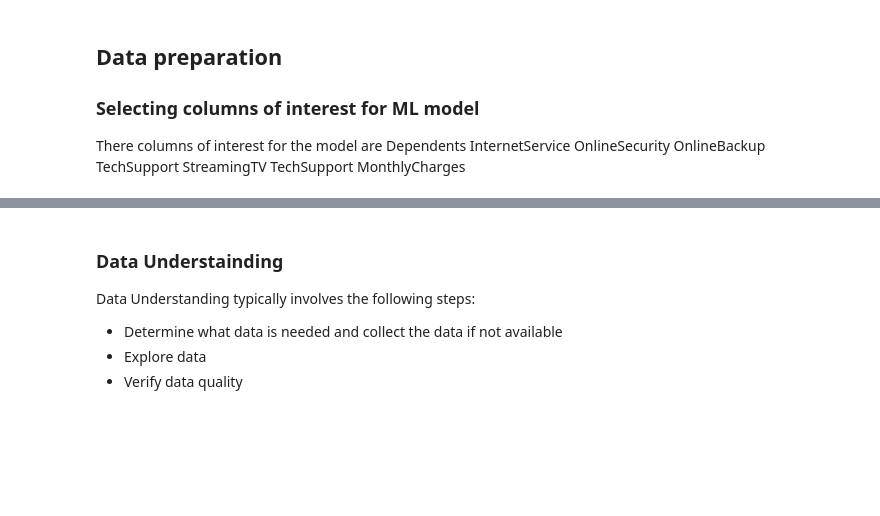
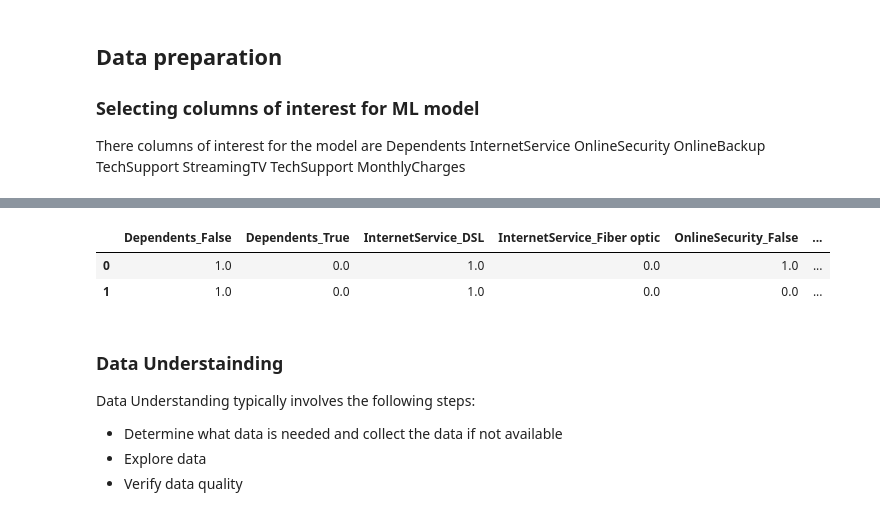
Before and after one commit to kwasichrappah/Custormer-Churn, a Jupyter notebook: customer.ipynb, the cells around one changed output, grey strips where cells are left out. Cells and saved outputs as stored; diff of their text form; code cells hidden in the pictures; blank space fills up the shorter version.

```diff
--- a/customer.ipynb
+++ b/customer.ipynb
@@ -350,3 +454,0 @@ df.isnull().sum()
-# %%
-#Dropping Empty rows
-df = df.dropna(subset=['OnlineSecurity','OnlineBackup','DeviceProtection'],axis=0)
@@ -356,0 +504,24 @@ duplicate.shape
+# %%
+def categorical_encoder(df,cat_list):
+    encoder = OneHotEncoder(drop=None, sparse_output =False,handle_unknown='ignore')
+
+    # Fitting the OneHotEncoder on the categorical columns
+    encoder.fit(df[cat_list])
+
+    # Transform the categorical columns using one-hot encoding
+    encoded_categoricals = encoder.transform(df[cat_list)]
+
+    # Create a DataFrame from the one-hot encoded features
+    encoded_categoricals = pd.DataFrame(data=encoded_categoricals, columns=encoder.get_feature_names_out(cat_list))
+
+    # Display the first few rows of the resulting DataFrame
+    encoded_categoricals.head(2)
+
+    # Add the encoded categoricals to the DataFrame and dropping the original columns
+    new_encoded_df = df.join(encoded_categoricals) # add back encoded categoricals
+    new_encoded_df.drop(columns=cat_list, inplace=True)  # remove original categoricals
+    return new_encoded_df
+# %% [output]
+|  | Dependents_False | Dependents_True | InternetService_DSL | InternetService_Fiber optic | OnlineSecurity_False | ... |
+| 0 | 1.0 | 0.0 | 1.0 | 0.0 | 1.0 | ... |
+| 1 | 1.0 | 0.0 | 1.0 | 0.0 | 0.0 | ... |
```
Also changed, not shown: parts of 24 cells of this notebook.
